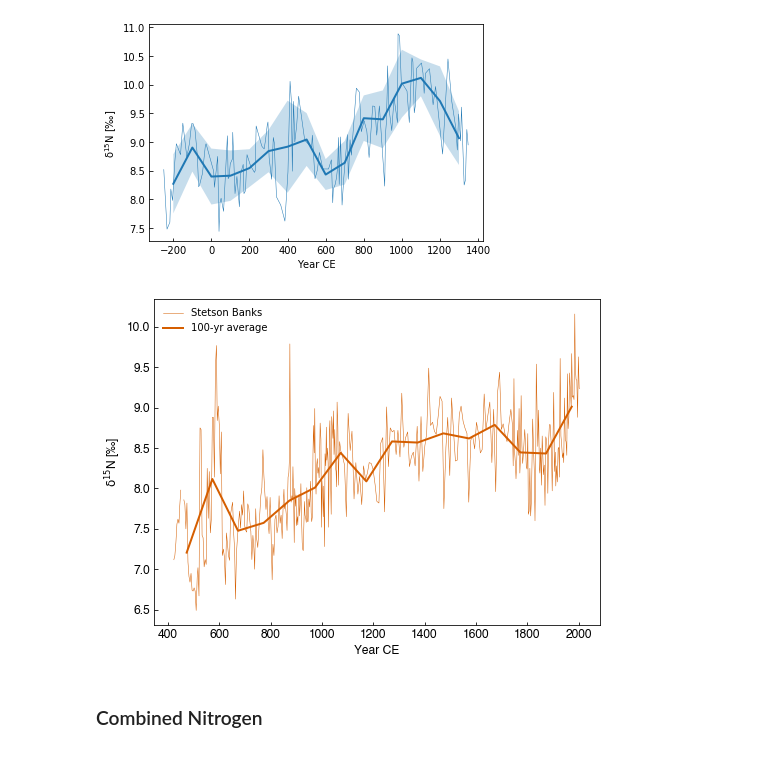
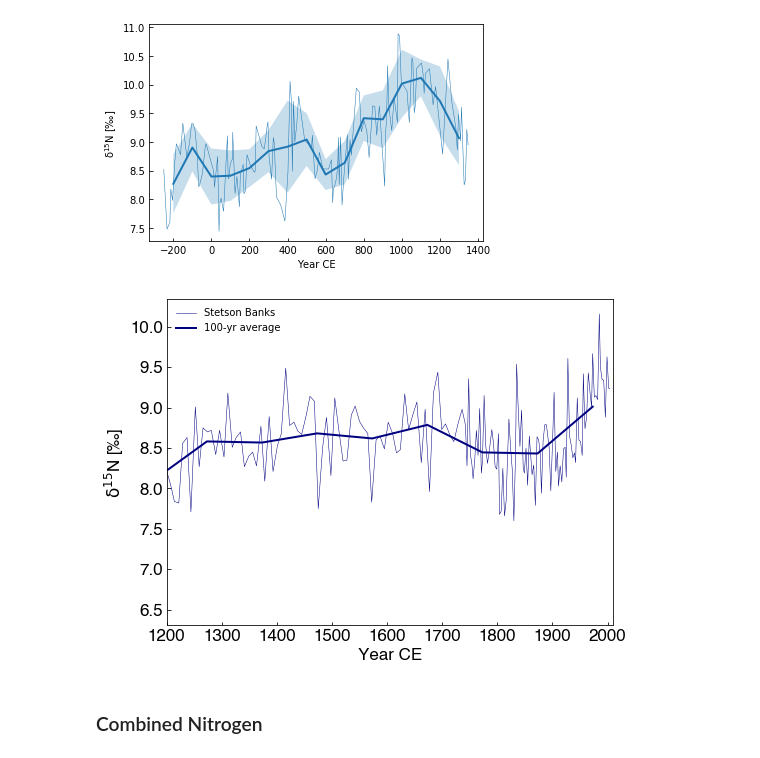
Before and after one commit to johntamu/seus-python, a Jupyter notebook: Coral Isotope Timeseries-Chapter 2.ipynb, the cells around one changed output. Drawn from its saved outputs; the diff is of its cells as text; code cells hidden in the pictures.

```diff
--- a/Coral Isotope Timeseries-Chapter 2.ipynb
+++ b/Coral Isotope Timeseries-Chapter 2.ipynb
@@ -242,33 +242,36 @@ plt.savefig('fig_bulk_n_sav_binned3.png', dpi = 300, bbox_inches = 'tight')
 # %%
 fig, ax = plt.subplots(figsize=(8,6))
 data_original = df_stet
 data_binned = stet_binned
 
 x = data_binned['yrAD']
 y1 = data_binned['upper']
 y2 = data_binned['lower']
 
-ax.plot('yrAD', 'd15n', data=data_original, color = '#D55E00', linewidth = 0.5, label = 'Stetson Banks')
-ax.plot('yrAD', 'd15n', data=data_binned, color='#D55E00', linewidth = 2, label = '100-yr average')
+# #D55E00 original color
+
+ax.plot('yrAD', 'd15n', data=data_original, color = 'navy', linewidth = 0.5, label = 'Stetson Banks')
+ax.plot('yrAD', 'd15n', data=data_binned, color='navy', linewidth = 2, label = '100-yr average')
 # ax.plot(x, y1, x, y2, color = 'darkgray', linewidth=1)
 
 # ax.fill_between(x, y1, y2, facecolor = '#D55E00', interpolate = True, alpha = 0.25)
 ax.tick_params(direction='in')
 
-ax.set_xlabel("Year CE", fontname = 'Helvetica', size = 12)
-ax.set_ylabel(n, fontname = 'Helvetica', size = 12)
+ax.set_xlabel("Year CE", fontname = 'Helvetica', size = 17)
+ax.set_ylabel(n, fontname = 'Helvetica', size = 17)
 
 for tick in ax.get_xticklabels():
     tick.set_fontname("Helvetica")
-    tick.set_fontsize(12)
+    tick.set_fontsize(17)
 for tick in ax.get_yticklabels():
     tick.set_fontname("Helvetica")
-    tick.set_fontsize(12)
+    tick.set_fontsize(17)
+ax.set_xlim(1200, 2010)
 
 plt.legend(frameon=False, loc=0)
 plt.savefig('fig_bulk_n_stet_binned.png', dpi = 300, bbox_inches = 'tight')
 # %% [output]
-[figure, old version]
+[figure, new version]
 # %% [markdown]
 ### Combined Nitrogen
 # %%
```
Also changed, not shown: parts of 1 cell of this notebook.
